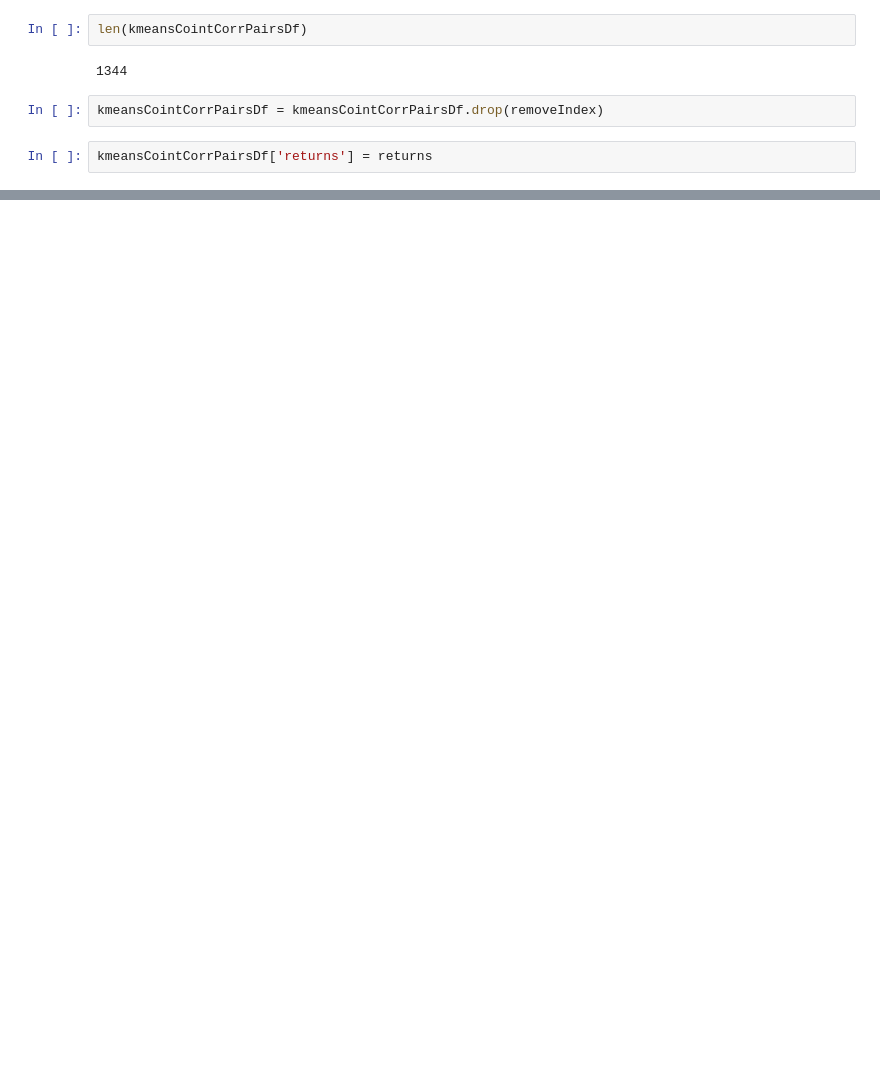
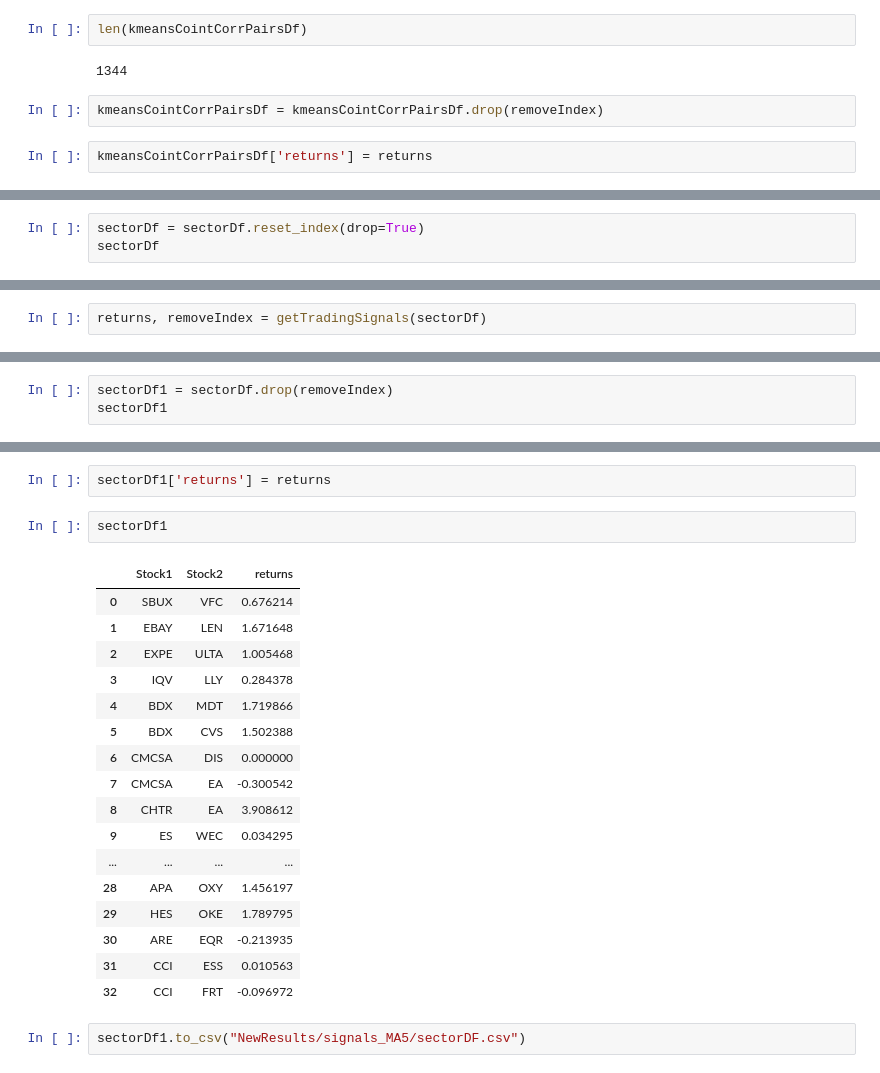
Before and after one commit to NandhithaR/PairsTrading, a Jupyter notebook: TradingSignal-KalmanFilter.ipynb, the cells around one changed output, grey strips where cells are left out. Cells and saved outputs as stored; diff of their text form; blank space fills up the shorter version.

```diff
--- a/TradingSignal-KalmanFilter.ipynb
+++ b/TradingSignal-KalmanFilter.ipynb
@@ -210,0 +284,3 @@ kmeansCointCorrPairsDf.sort_values(by = 'returns', ascending = False)
+# %%
+sectorDf = sectorDf.reset_index(drop=True)
+sectorDf
@@ -210,0 +305,2 @@ kmeansCointCorrPairsDf.sort_values(by = 'returns', ascending = False)
+# %%
+returns, removeIndex = getTradingSignals(sectorDf)
@@ -210,0 +335,3 @@ kmeansCointCorrPairsDf.sort_values(by = 'returns', ascending = False)
+# %%
+sectorDf1 = sectorDf.drop(removeIndex)
+sectorDf1
@@ -210,0 +356,24 @@ kmeansCointCorrPairsDf.sort_values(by = 'returns', ascending = False)
+# %%
+sectorDf1['returns'] = returns
+# %%
+sectorDf1
+# %% [output]
+|  | Stock1 | Stock2 | returns |
+| 0 | SBUX | VFC | 0.676214 |
+| 1 | EBAY | LEN | 1.671648 |
+| 2 | EXPE | ULTA | 1.005468 |
+| 3 | IQV | LLY | 0.284378 |
+| 4 | BDX | MDT | 1.719866 |
+| 5 | BDX | CVS | 1.502388 |
+| 6 | CMCSA | DIS | 0.000000 |
+| 7 | CMCSA | EA | -0.300542 |
+| 8 | CHTR | EA | 3.908612 |
+| 9 | ES | WEC | 0.034295 |
+| ... | ... | ... | ... |
+| 28 | APA | OXY | 1.456197 |
+| 29 | HES | OKE | 1.789795 |
+| 30 | ARE | EQR | -0.213935 |
+| 31 | CCI | ESS | 0.010563 |
+| 32 | CCI | FRT | -0.096972 |
+# %%
+sectorDf1.to_csv("NewResults/signals_MA5/sectorDF.csv")
```
Also changed, not shown: parts of 27 cells of this notebook, 1 other file.
